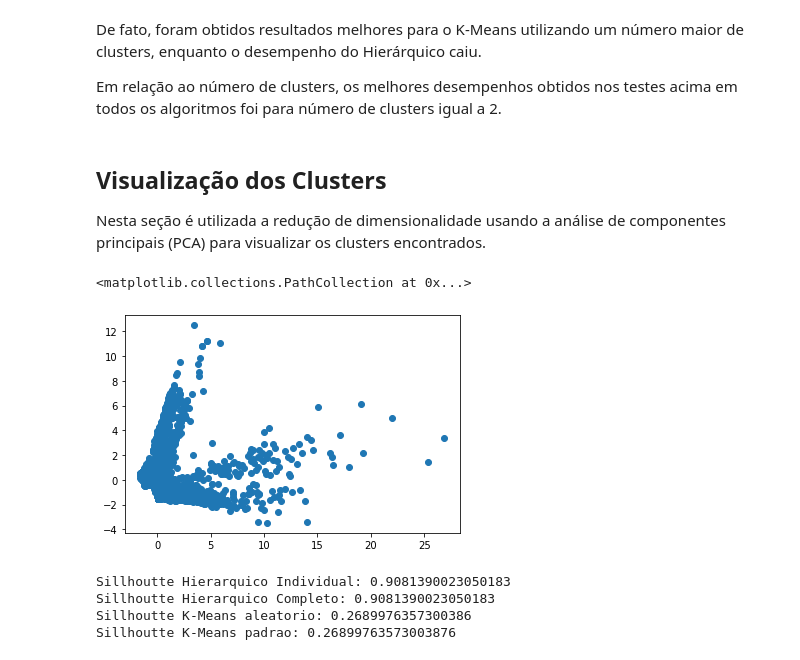
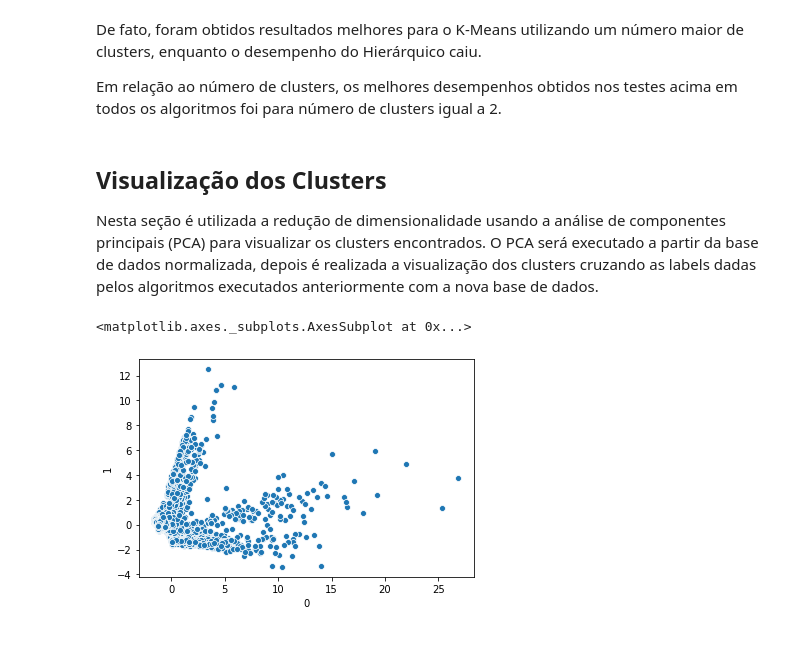
Before and after one commit to DefinitelyNotACactus/AI, a Jupyter notebook: Clustering/Q3 - Clustering.ipynb, the cells around one changed output. Saved outputs shown, nothing was run; the diff lists cells and outputs as text; code cells hidden in the pictures.

Commit message:
Update Clustering & Classification

```diff
--- a/Clustering/Q3 - Clustering.ipynb
+++ b/Clustering/Q3 - Clustering.ipynb
@@ -331,34 +344,12 @@ De fato, foram obtidos resultados melhores para o K-Means utilizando um número
 Em relação ao número de clusters, os melhores desempenhos obtidos nos testes acima em todos os algoritmos foi para número de clusters igual a 2.
 # %% [markdown]
 ## Visualização dos Clusters
-Nesta seção é utilizada a redução de dimensionalidade usando a análise de componentes principais (PCA) para visualizar os clusters encontrados.
+Nesta seção é utilizada a redução de dimensionalidade usando a análise de componentes principais (PCA) para visualizar os clusters encontrados. O PCA será executado a partir da base de dados normalizada, depois é realizada a visualização dos clusters cruzando as labels dadas pelos algoritmos executados anteriormente com a nova base de dados.
 # %%
 pca = decomposition.PCA(n_components = 2)
 pca_df = pd.DataFrame(pca.fit_transform(scaled))
 
-plt.scatter(pca_df[0], pca_df[1])
+sns.scatterplot(x = pca_df[0], y = pca_df[1], legend = False)
 # %% [output]
-<matplotlib.collections.PathCollection at 0x...>
+<matplotlib.axes._subplots.AxesSubplot at 0x...>
-[figure, old version]
+[figure, new version]
-# %%
-hierarchical_single = cluster.AgglomerativeClustering(n_clusters = 2, linkage = "single")
-hierarchical_complete = cluster.AgglomerativeClustering(n_clusters = 2, linkage = "complete")
-
-kmeans_random = cluster.KMeans(n_clusters = 2, init = "random").fit(scaled)
-kmeans_default_init = cluster.KMeans(n_clusters = 2).fit(scaled) #default init = k-means++
-
-hierarchical_single_clustered =  pca_df.assign(cluster_number = hierarchical_single.fit_predict(scaled))
-hierarchical_complete_clustered =  pca_df.assign(cluster_number = hierarchical_complete.fit_predict(scaled))
-
-kmeans_random_clustered = scaled.assign(cluster_number = kmeans_random.predict(scaled))
-kmeans_default_init_clustered = scaled.assign(cluster_number = kmeans_default_init.predict(scaled))
-
-print("Sillhoutte Hierarquico Individual:", metrics.silhouette_score(hierarchical_single_clustered, labels = hierarchical_single_clustered['cluster_number']))
-print("Sillhoutte Hierarquico Completo:", metrics.silhouette_score(hierarchical_complete_clustered, labels = hierarchical_complete_clustered['cluster_number']))
-print("Sillhoutte K-Means aleatorio:", metrics.silhouette_score(kmeans_random_clustered, labels = kmeans_random_clustered['cluster_number']))
-print("Sillhoutte K-Means padrao:", metrics.silhouette_score(kmeans_default_init_clustered, labels = kmeans_default_init_clustered['cluster_number']))
-# %% [output]
-Sillhoutte Hierarquico Individual: 0.9081390023050183
-Sillhoutte Hierarquico Completo: 0.9081390023050183
-Sillhoutte K-Means aleatorio: 0.2689976357300386
-Sillhoutte K-Means padrao: 0.26899763573003876
```
Also changed, not shown: parts of 13 cells of this notebook, 1 other file.
